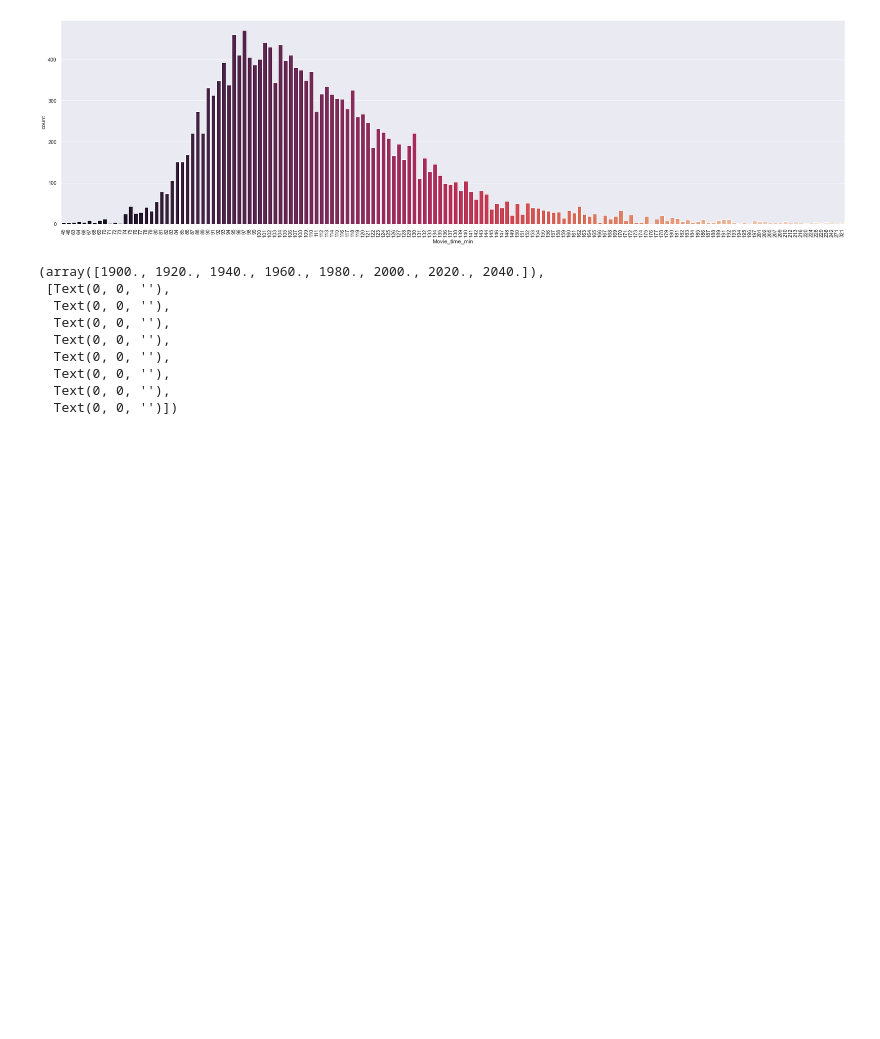
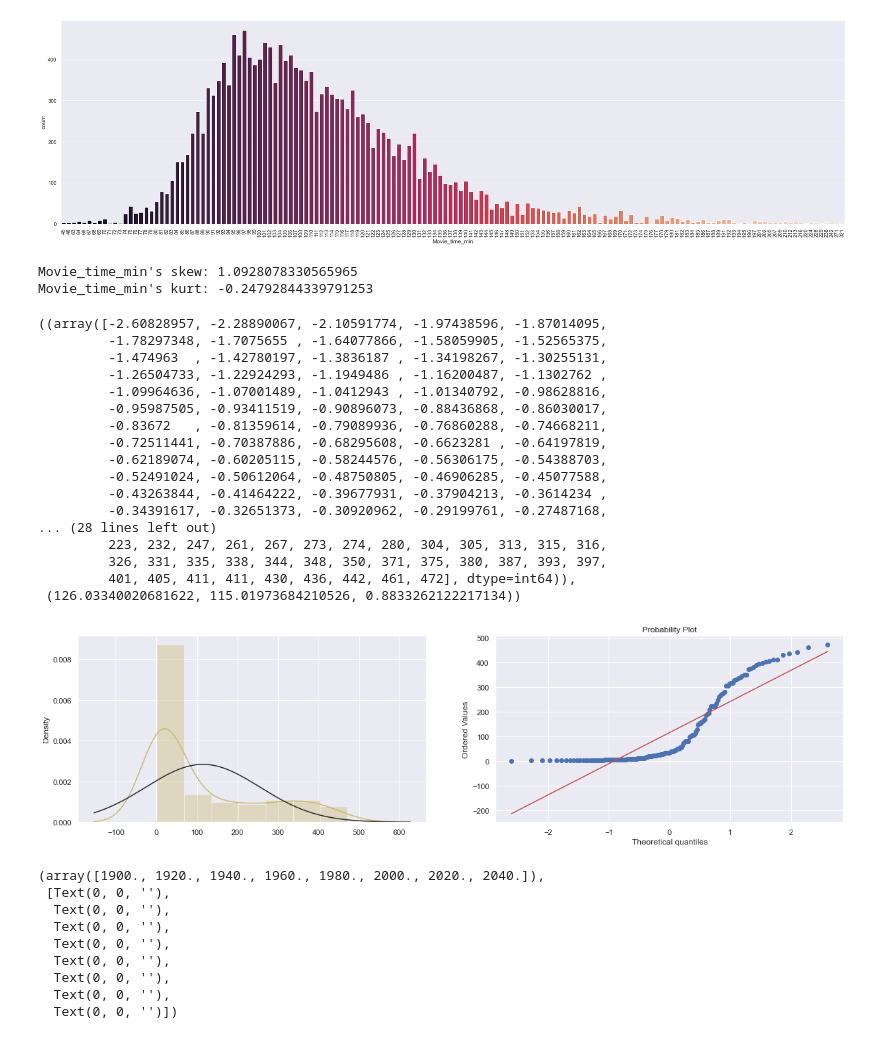
Before and after one commit to amoroma-bb/IMDb-Scrap-EDA, a Jupyter notebook: IMDb-Data Analysis.ipynb, the cells around one changed output. Drawn from its saved outputs; the diff is of its cells as text; code cells hidden in the pictures; blank space fills up the shorter version.

```diff
--- a/IMDb-Data Analysis.ipynb
+++ b/IMDb-Data Analysis.ipynb
@@ -209,6 +249,35 @@ plt.xticks(rotation= 90)
   Text(150, 0, '271'),
   Text(151, 0, '321')])
 [figure]
+# %%
+Movie_time_min_count = data.groupby('Movie_time_min')['Movie_time_min'].count()
+print(f"Movie_time_min's skew: {Movie_time_min_count.skew()}")
+print(f"Movie_time_min's kurt: {Movie_time_min_count.kurt()}")
+f, ax = plt.subplots(1,2, figsize=(20,5))
+Movie_time_min_count = Movie_time_min_count.to_frame()
+sns.distplot(Movie_time_min_count, fit=norm,color='y',ax=ax[0])
+probplot(Movie_time_min_count.Movie_time_min,plot=ax[1])
+# %% [output]
+Movie_time_min's skew: 1.0928078330565965
+Movie_time_min's kurt: -0.24792844339791253
+((array([-2.60828957, -2.28890067, -2.10591774, -1.97438596, -1.87014095,
+         -1.78297348, -1.7075655 , -1.64077866, -1.58059905, -1.52565375,
+         -1.474963  , -1.42780197, -1.3836187 , -1.34198267, -1.30255131,
+         -1.26504733, -1.22924293, -1.1949486 , -1.16200487, -1.1302762 ,
+         -1.09964636, -1.07001489, -1.0412943 , -1.01340792, -0.98628816,
+         -0.95987505, -0.93411519, -0.90896073, -0.88436868, -0.86030017,
+         -0.83672   , -0.81359614, -0.79089936, -0.76860288, -0.74668211,
+         -0.72511441, -0.70387886, -0.68295608, -0.6623281 , -0.64197819,
+         -0.62189074, -0.60205115, -0.58244576, -0.56306175, -0.54388703,
+         -0.52491024, -0.50612064, -0.48750805, -0.46906285, -0.45077588,
+         -0.43263844, -0.41464222, -0.39677931, -0.37904213, -0.3614234 ,
+         -0.34391617, -0.32651373, -0.30920962, -0.29199761, -0.27487168,
+... (28 lines left out)
+         223, 232, 247, 261, 267, 273, 274, 280, 304, 305, 313, 315, 316,
+         326, 331, 335, 338, 344, 348, 350, 371, 375, 380, 387, 393, 397,
+         401, 405, 411, 411, 430, 436, 442, 461, 472], dtype=int64)),
+ (126.03340020681622, 115.01973684210526, 0.8833262122217134))
+[figure, added]
 # %%
 
 plt.figure(figsize = (32,12))
```
Also changed, not shown: parts of 6 cells of this notebook.
